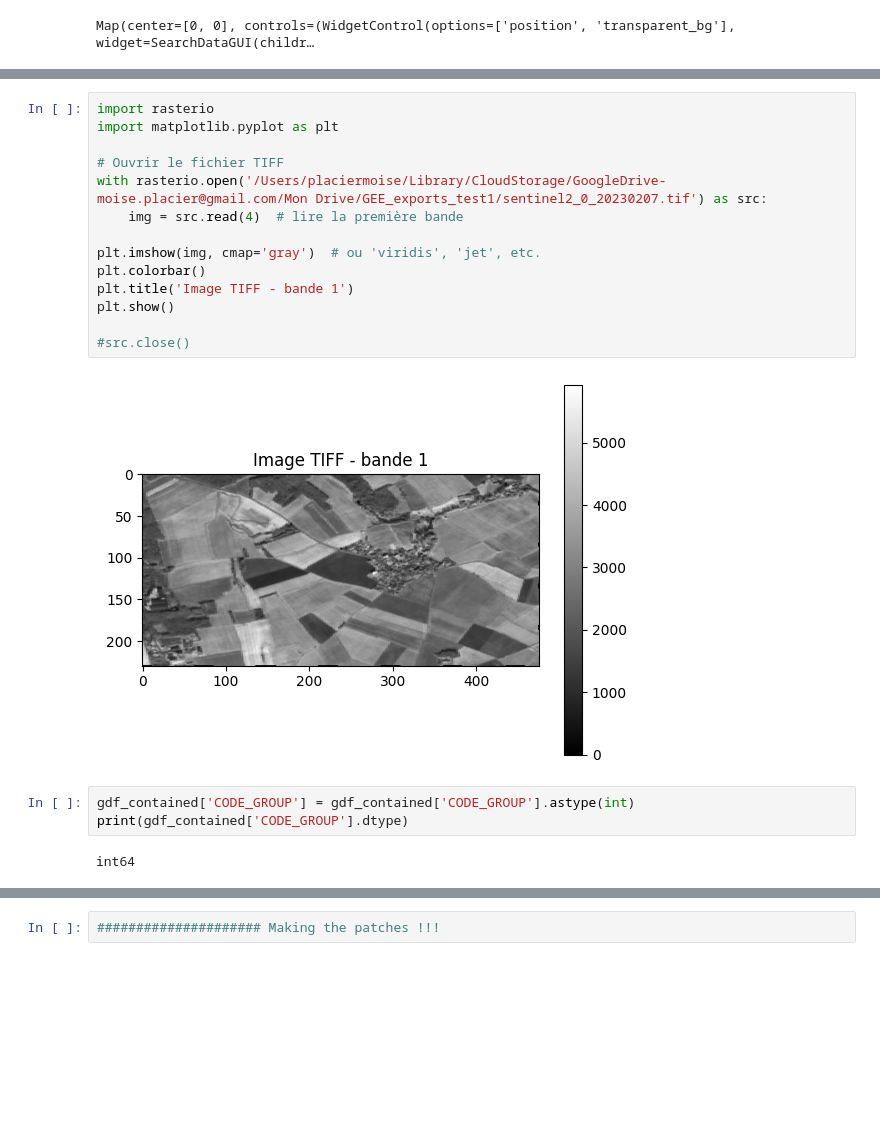
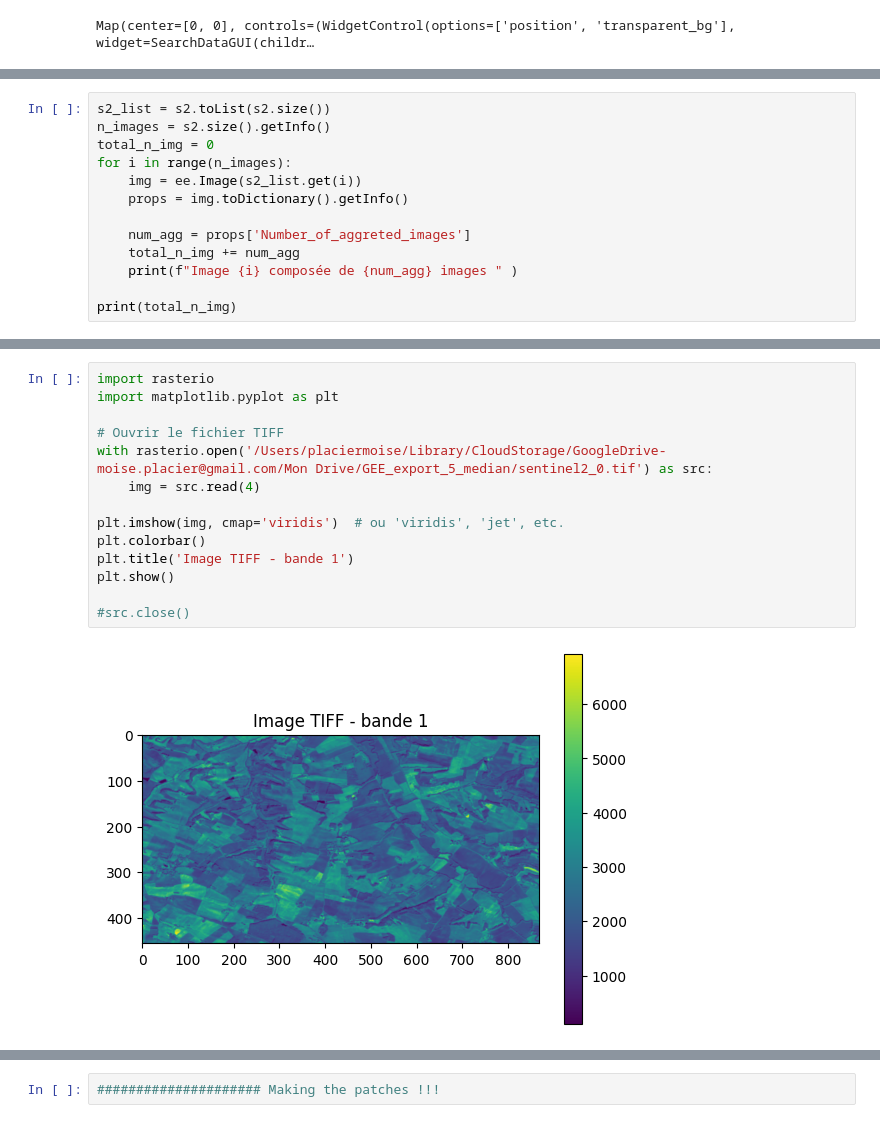
Before and after one commit to giovannisetaro/DSWProject_CropIdentification, a Jupyter notebook: Data_collection.ipynb, the cells around one changed output, grey strips where cells are left out. Cells and saved outputs as stored; diff of their text form; blank space fills up the shorter version.

Commit message:
tif collection and pre-processsing, cloud mask pixel wise

```diff
--- a/Data_collection.ipynb
+++ b/Data_collection.ipynb
@@ -242,0 +223,13 @@ s2_aligned
+# %%
+s2_list = s2.toList(s2.size())
+n_images = s2.size().getInfo()
+total_n_img = 0
+for i in range(n_images):
+    img = ee.Image(s2_list.get(i))
+    props = img.toDictionary().getInfo()
+
+    num_agg = props['Number_of_aggreted_images']
+    total_n_img += num_agg
+    print(f"Image {i} composée de {num_agg} images " )
+
+print(total_n_img)
@@ -287,24 +333,19 @@ Export lancé pour l’image 17/17, date : 20231216
 # %%
 import rasterio
 import matplotlib.pyplot as plt
 
 # Ouvrir le fichier TIFF
-with rasterio.open('/Users/placiermoise/Library/CloudStorage/GoogleDrive-moise.placier@gmail.com/Mon Drive/GEE_exports_test1/sentinel2_0_20230207.tif') as src:
-    img = src.read(4)  # lire la première bande
+with rasterio.open('/Users/placiermoise/Library/CloudStorage/GoogleDrive-moise.placier@gmail.com/Mon Drive/GEE_export_5_median/sentinel2_0.tif') as src:
+    img = src.read(4)
 
-plt.imshow(img, cmap='gray')  # ou 'viridis', 'jet', etc.
+plt.imshow(img, cmap='viridis')  # ou 'viridis', 'jet', etc.
 plt.colorbar()
 plt.title('Image TIFF - bande 1')
 plt.show()
 
 #src.close()
 # %% [output]
-[figure, old version]
+[figure, new version]
-# %%
-gdf_contained['CODE_GROUP'] = gdf_contained['CODE_GROUP'].astype(int)
-print(gdf_contained['CODE_GROUP'].dtype)
-# %% [output]
-int64
 # %%
 import rasterio
 from rasterio.features import rasterize
```
Also changed, not shown: parts of 27 cells of this notebook, 3 other files.
